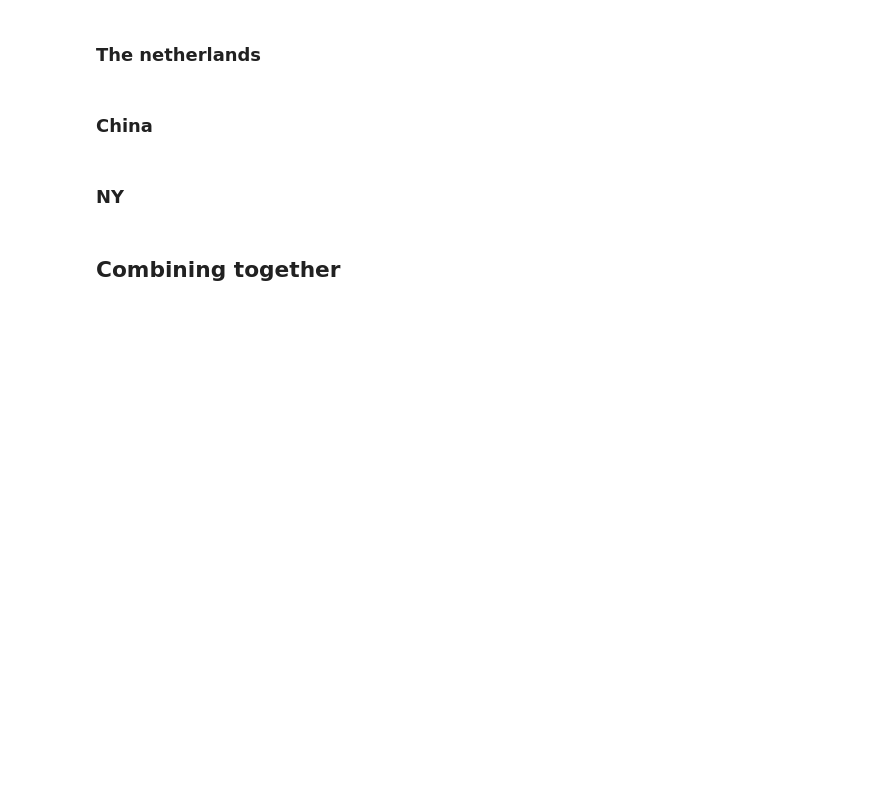
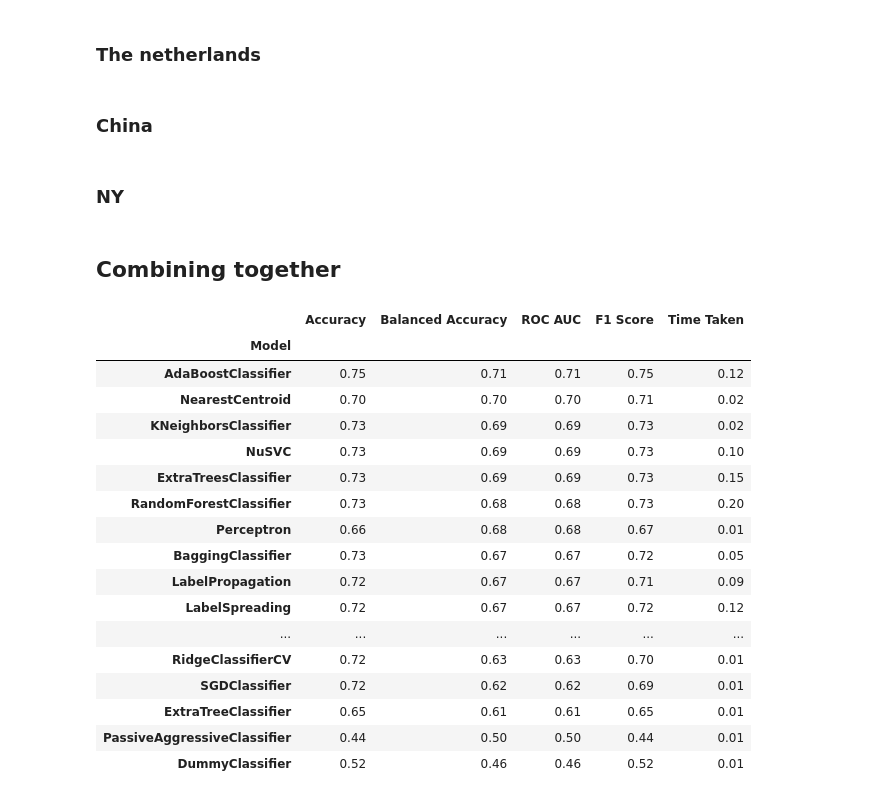
Before and after one commit to mini-pw/2021L-WB-ML, a Jupyter notebook: DeepJajo/raport_v3/lazy_classifier.ipynb, the cells around one changed output. Cells and saved outputs as stored; diff of their text form; code cells hidden in the pictures; blank space fills up the shorter version.

```diff
--- a/DeepJajo/raport_v3/lazy_classifier.ipynb
+++ b/DeepJajo/raport_v3/lazy_classifier.ipynb
@@ -66,0 +68,21 @@ print(models)
+# %%
+models.sort_values("ROC AUC", ascending = False)
+# %% [output]
+|  | Accuracy | Balanced Accuracy | ROC AUC | F1 Score | Time Taken |
+| Model |  |  |  |  |  |
+| AdaBoostClassifier | 0.75 | 0.71 | 0.71 | 0.75 | 0.12 |
+| NearestCentroid | 0.70 | 0.70 | 0.70 | 0.71 | 0.02 |
+| KNeighborsClassifier | 0.73 | 0.69 | 0.69 | 0.73 | 0.02 |
+| NuSVC | 0.73 | 0.69 | 0.69 | 0.73 | 0.10 |
+| ExtraTreesClassifier | 0.73 | 0.69 | 0.69 | 0.73 | 0.15 |
+| RandomForestClassifier | 0.73 | 0.68 | 0.68 | 0.73 | 0.20 |
+| Perceptron | 0.66 | 0.68 | 0.68 | 0.67 | 0.01 |
+| BaggingClassifier | 0.73 | 0.67 | 0.67 | 0.72 | 0.05 |
+| LabelPropagation | 0.72 | 0.67 | 0.67 | 0.71 | 0.09 |
+| LabelSpreading | 0.72 | 0.67 | 0.67 | 0.72 | 0.12 |
+| ... | ... | ... | ... | ... | ... |
+| RidgeClassifierCV | 0.72 | 0.63 | 0.63 | 0.70 | 0.01 |
+| SGDClassifier | 0.72 | 0.62 | 0.62 | 0.69 | 0.01 |
+| ExtraTreeClassifier | 0.65 | 0.61 | 0.61 | 0.65 | 0.01 |
+| PassiveAggressiveClassifier | 0.44 | 0.50 | 0.50 | 0.44 | 0.01 |
+| DummyClassifier | 0.52 | 0.46 | 0.46 | 0.52 | 0.01 |
```
Also changed, not shown: parts of 18 cells of this notebook.
